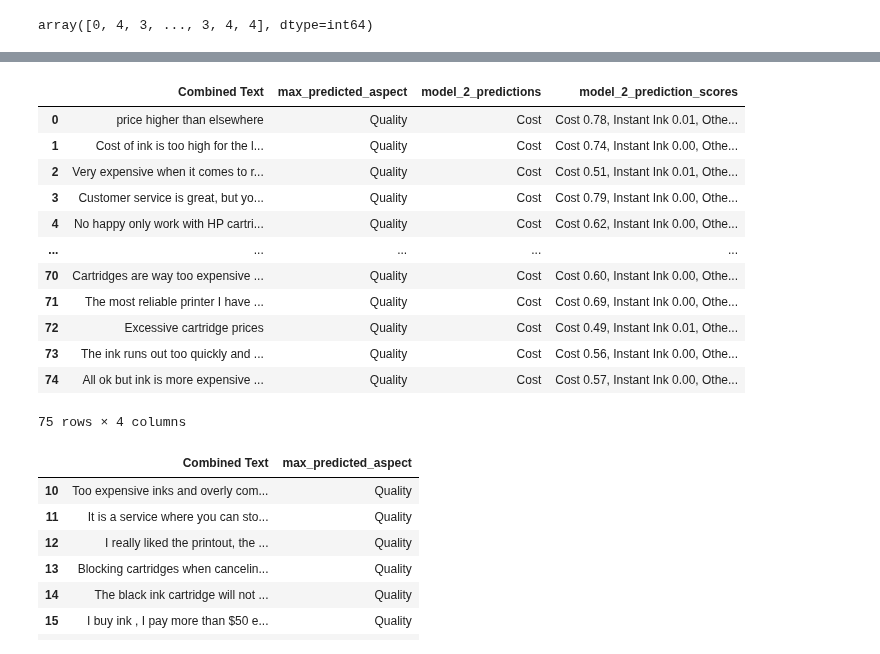
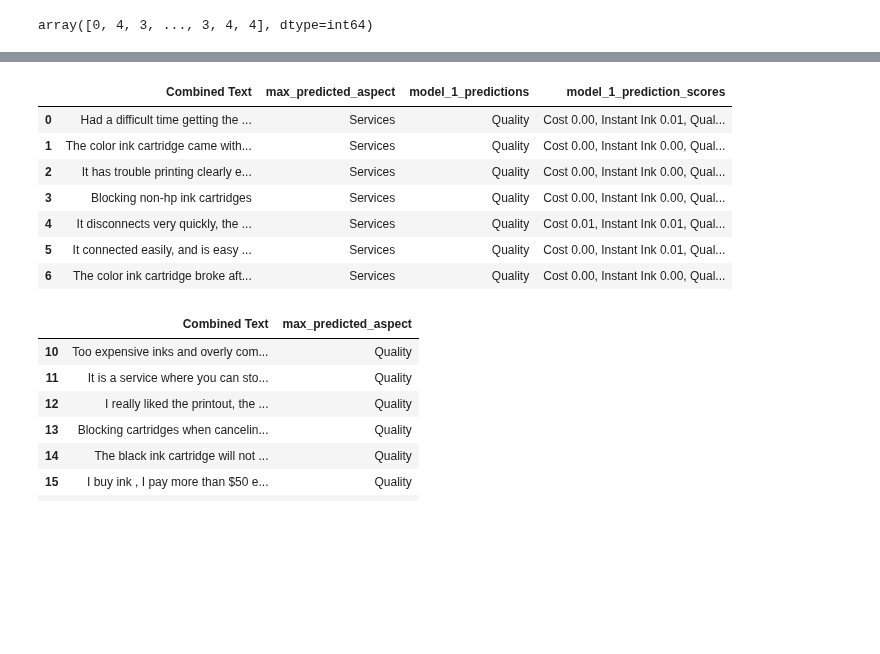
Before and after one commit to wd686/InkSightAnalyzer, a Jupyter notebook: distilbert (category).ipynb, the cells around one changed output, grey strips where cells are left out. Saved outputs shown, nothing was run; the diff lists cells and outputs as text; code cells hidden in the pictures; blank space fills up the shorter version.

```diff
--- a/distilbert (category).ipynb
+++ b/distilbert (category).ipynb
@@ -408,6 +419,7 @@ plot_training_curves(trainer)
 # %%
 model_paths = {
-    'model_1': 'models/models/distilbert aspect classification 131024'
+    'model_1': 'models/distilbert aspect classification 131024'
+}
 
 aspect_labels = ['Cost', 'Instant Ink', 'Quality', 'Services', 'Shipment']
 
@@ -500,6 +512,6 @@ results_df
 # %%
 model_paths = {
-    'models/distilbert aspect classification 131024'
+    'model_1': 'models/distilbert aspect classification 131024',
 }
 
 aspect_labels = ['Cost', 'Instant Ink', 'Quality', 'Services', 'Shipment']
@@ -686,24 +656,19 @@ Overall Accuracy for model_5_predictions: 0.7196
 # %%
-# 'Cost', 'Instant Ink', 'Others', 'Quality', 'Shipment'
-Actual = 'Quality'
-Predicted = 'Cost'
+# aspect_labels = ['Cost', 'Instant Ink', 'Quality', 'Services', 'Shipment']
+Actual = 'Services'
+Predicted = 'Quality'
 
 pd.set_option('display.max_colwidth', None)  # Display full content of each cell
-validation_df[(validation_df['max_predicted_aspect'] == Actual) & (validation_df['model_2_predictions'] == Predicted)][['Combined Text', 'max_predicted_aspect', 'model_2_predictions', 'model_2_prediction_scores']].reset_index(drop=True)
+validation_df[(validation_df['max_predicted_aspect'] == Actual) & (validation_df['model_1_predictions'] == Predicted)][['Combined Text', 'max_predicted_aspect', 'model_1_predictions', 'model_1_prediction_scores']].reset_index(drop=True)
 # %% [output]
-|  | Combined Text | max_predicted_aspect | model_2_predictions | model_2_prediction_scores |
-| 0 | price higher than elsewhere | Quality | Cost | Cost 0.78, Instant Ink 0.01, Othe... |
-| 1 | Cost of ink is too high for the l... | Quality | Cost | Cost 0.74, Instant Ink 0.00, Othe... |
-| 2 | Very expensive when it comes to r... | Quality | Cost | Cost 0.51, Instant Ink 0.01, Othe... |
-| 3 | Customer service is great, but yo... | Quality | Cost | Cost 0.79, Instant Ink 0.00, Othe... |
-| 4 | No happy only work with HP cartri... | Quality | Cost | Cost 0.62, Instant Ink 0.00, Othe... |
-| ... | ... | ... | ... | ... |
-| 70 | Cartridges are way too expensive ... | Quality | Cost | Cost 0.60, Instant Ink 0.00, Othe... |
-| 71 | The most reliable printer I have ... | Quality | Cost | Cost 0.69, Instant Ink 0.00, Othe... |
-| 72 | Excessive cartridge prices | Quality | Cost | Cost 0.49, Instant Ink 0.01, Othe... |
-| 73 | The ink runs out too quickly and ... | Quality | Cost | Cost 0.56, Instant Ink 0.00, Othe... |
-| 74 | All ok but ink is more expensive ... | Quality | Cost | Cost 0.57, Instant Ink 0.00, Othe... |
+|  | Combined Text | max_predicted_aspect | model_1_predictions | model_1_prediction_scores |
+| 0 | Had a difficult time getting the ... | Services | Quality | Cost 0.00, Instant Ink 0.01, Qual... |
+| 1 | The color ink cartridge came with... | Services | Quality | Cost 0.00, Instant Ink 0.00, Qual... |
+| 2 | It has trouble printing clearly e... | Services | Quality | Cost 0.00, Instant Ink 0.00, Qual... |
+| 3 | Blocking non-hp ink cartridges | Services | Quality | Cost 0.00, Instant Ink 0.00, Qual... |
+| 4 | It disconnects very quickly, the ... | Services | Quality | Cost 0.01, Instant Ink 0.01, Qual... |
+| 5 | It connected easily, and is easy ... | Services | Quality | Cost 0.00, Instant Ink 0.01, Qual... |
+| 6 | The color ink cartridge broke aft... | Services | Quality | Cost 0.00, Instant Ink 0.00, Qual... |
-75 rows × 4 columns
 # %%
 sampled_df[(sampled_df['max_predicted_aspect'] == 'Quality')][['Combined Text', 'max_predicted_aspect']].reset_index(drop=True).iloc[10:25]
 # %% [output]
```
Also changed, not shown: parts of 5 cells of this notebook.
